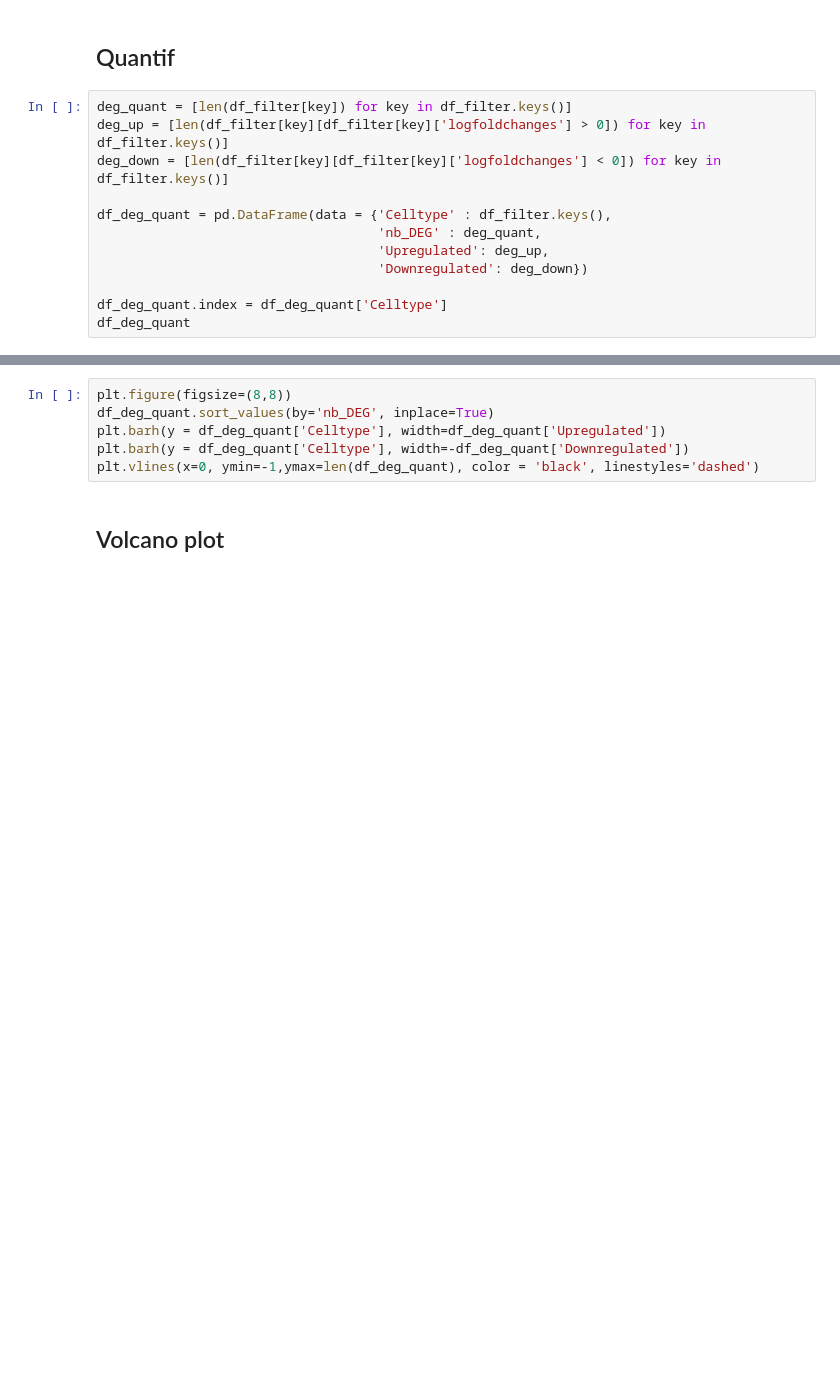
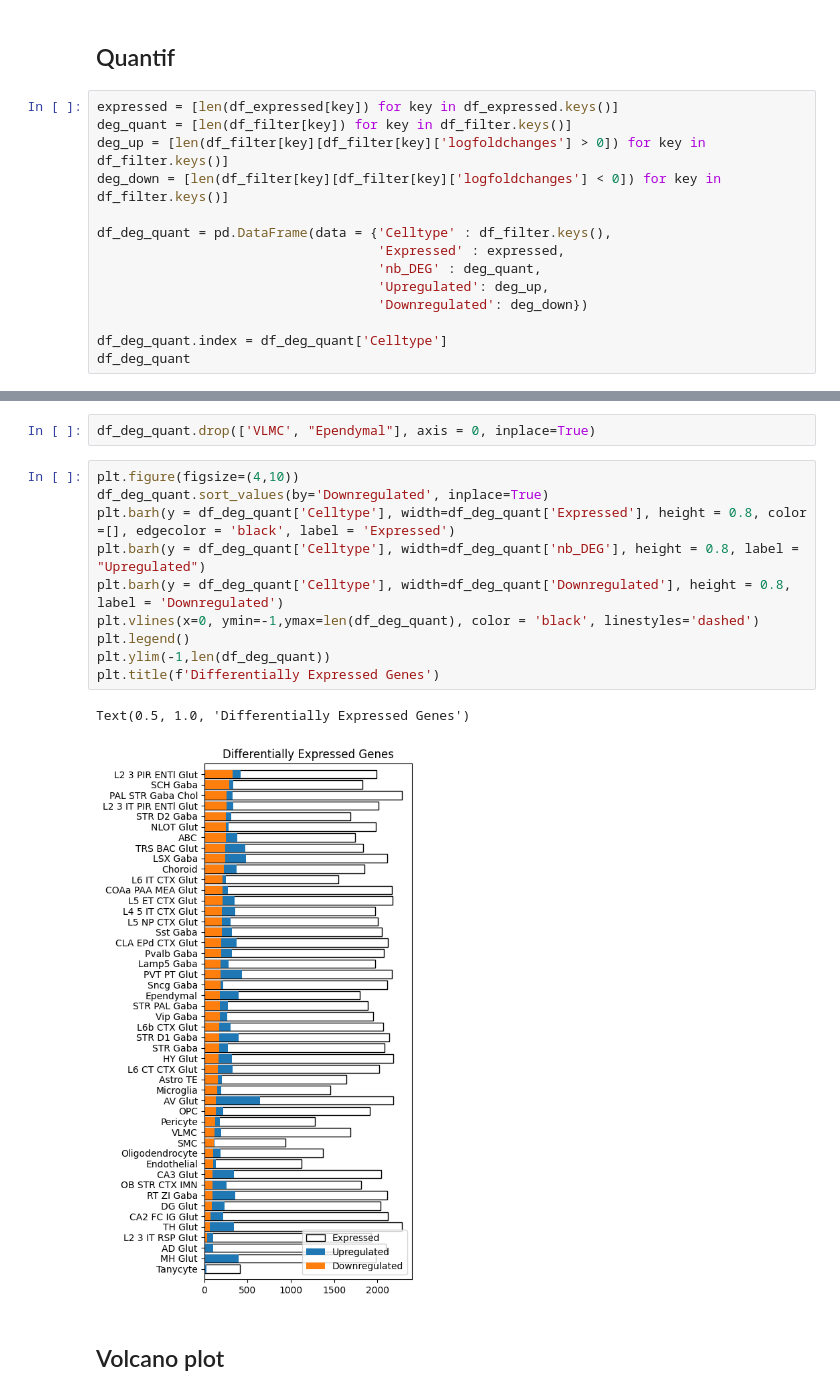
Before and after one commit to Carboneinerte/Pynda_ssc, a Jupyter notebook: v9D_Xenium_Downstream_Analysis_WIP.ipynb, the cells around one changed output, grey strips where cells are left out. Saved outputs shown, nothing was run; the diff lists cells and outputs as text; blank space fills up the shorter version.

```diff
--- a/v9D_Xenium_Downstream_Analysis_WIP.ipynb
+++ b/v9D_Xenium_Downstream_Analysis_WIP.ipynb
@@ -698,11 +728,13 @@ df_filter['SCH Gaba']
 # %% [markdown]
 ## Quantif
 # %%
+expressed = [len(df_expressed[key]) for key in df_expressed.keys()]
 deg_quant = [len(df_filter[key]) for key in df_filter.keys()]
 deg_up = [len(df_filter[key][df_filter[key]['logfoldchanges'] > 0]) for key in df_filter.keys()]
 deg_down = [len(df_filter[key][df_filter[key]['logfoldchanges'] < 0]) for key in df_filter.keys()]
 
 df_deg_quant = pd.DataFrame(data = {'Celltype' : df_filter.keys(),
+                                    'Expressed' : expressed,
                                     'nb_DEG' : deg_quant,
                                     'Upregulated': deg_up,
                                     'Downregulated': deg_down})
@@ -712,9 +763,18 @@ df_deg_quant
+# %%
+df_deg_quant.drop(['VLMC', "Ependymal"], axis = 0, inplace=True)
 # %%
-plt.figure(figsize=(8,8))
-df_deg_quant.sort_values(by='nb_DEG', inplace=True)
-plt.barh(y = df_deg_quant['Celltype'], width=df_deg_quant['Upregulated'])
-plt.barh(y = df_deg_quant['Celltype'], width=-df_deg_quant['Downregulated'])
+plt.figure(figsize=(4,10))
+df_deg_quant.sort_values(by='Downregulated', inplace=True)
+plt.barh(y = df_deg_quant['Celltype'], width=df_deg_quant['Expressed'], height = 0.8, color =[], edgecolor = 'black', label = 'Expressed')
+plt.barh(y = df_deg_quant['Celltype'], width=df_deg_quant['nb_DEG'], height = 0.8, label = "Upregulated")
+plt.barh(y = df_deg_quant['Celltype'], width=df_deg_quant['Downregulated'], height = 0.8, label = 'Downregulated')
 plt.vlines(x=0, ymin=-1,ymax=len(df_deg_quant), color = 'black', linestyles='dashed')
+plt.legend()
+plt.ylim(-1,len(df_deg_quant))
+plt.title(f'Differentially Expressed Genes')
+# %% [output]
+Text(0.5, 1.0, 'Differentially Expressed Genes')
+[figure, added]
 # %% [markdown]
 ## Volcano plot
 # %%
```
Also changed, not shown: parts of 20 cells of this notebook, 3 other files.
